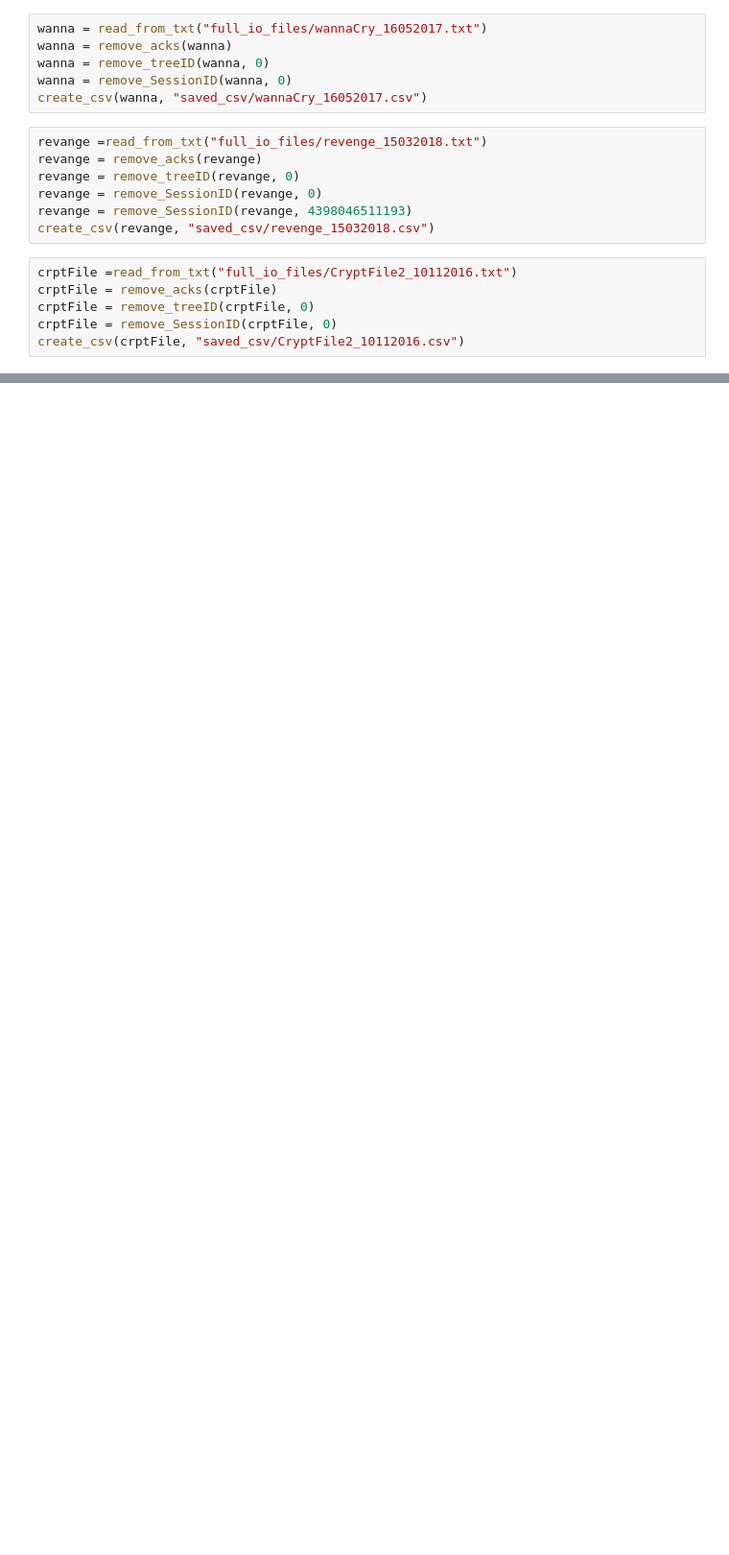
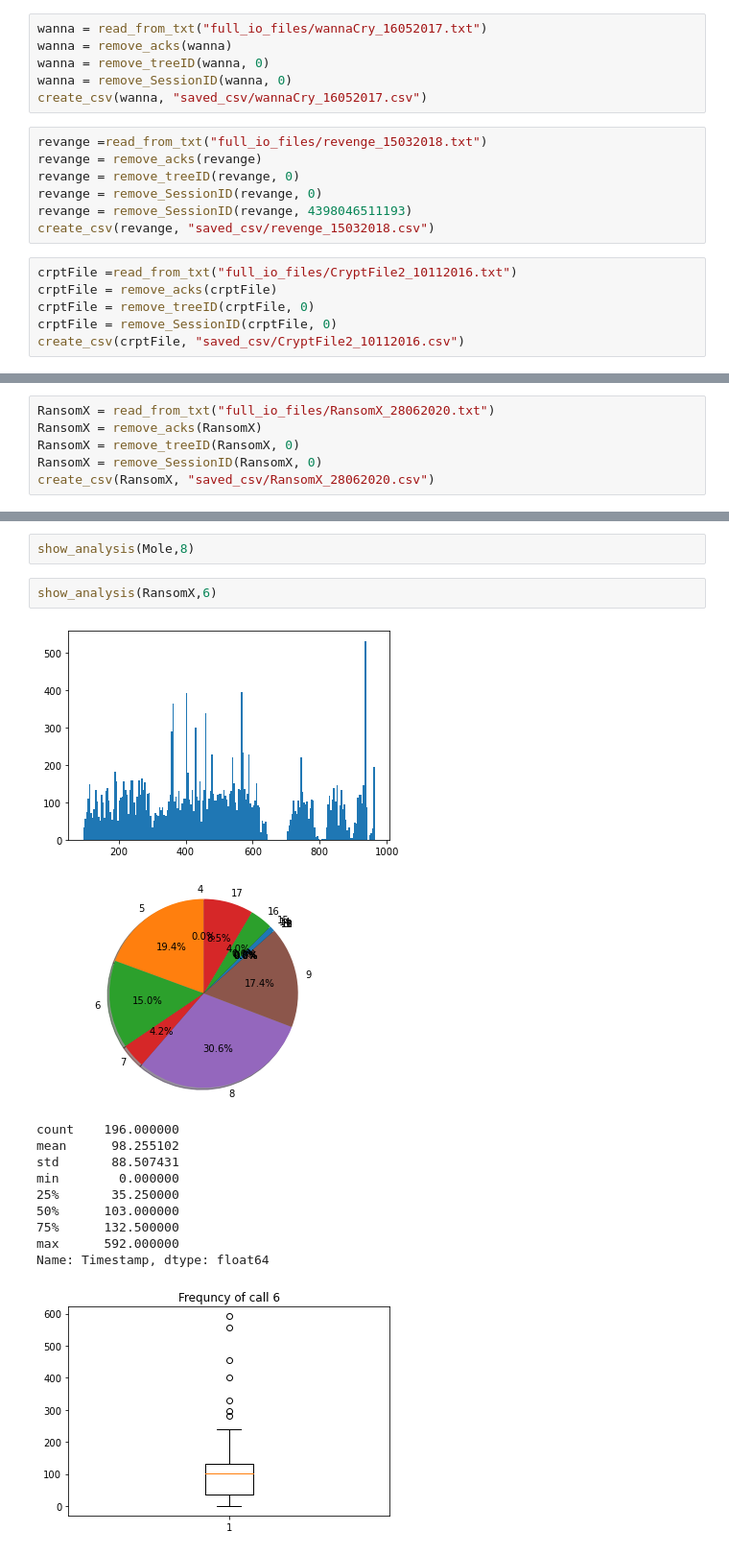
Before and after one commit to cdlewis4553/log_analysis, a Jupyter notebook: pd.ipynb, the cells around one changed output, grey strips where cells are left out. Shown: that part at 96% size. Cells and saved outputs as stored; diff of their text form; blank space fills up the shorter version.

```diff
--- a/pd.ipynb
+++ b/pd.ipynb
@@ -171,0 +176,6 @@ percentage 0.003127053669222344
+# %%
+RansomX = read_from_txt("full_io_files/RansomX_28062020.txt")
+RansomX = remove_acks(RansomX)
+RansomX = remove_treeID(RansomX, 0)
+RansomX = remove_SessionID(RansomX, 0)
+create_csv(RansomX, "saved_csv/RansomX_28062020.csv")
@@ -171,0 +310,17 @@ percentage 0.003127053669222344
+# %%
+show_analysis(Mole,8)
+# %%
+show_analysis(RansomX,6)
+# %% [output]
+[figure, added]
+[figure, added]
+count    196.000000
+mean      98.255102
+std       88.507431
+min        0.000000
+25%       35.250000
+50%      103.000000
+75%      132.500000
+max      592.000000
+Name: Timestamp, dtype: float64
+[figure, added]
```
Also changed, not shown: parts of 54 cells of this notebook.
